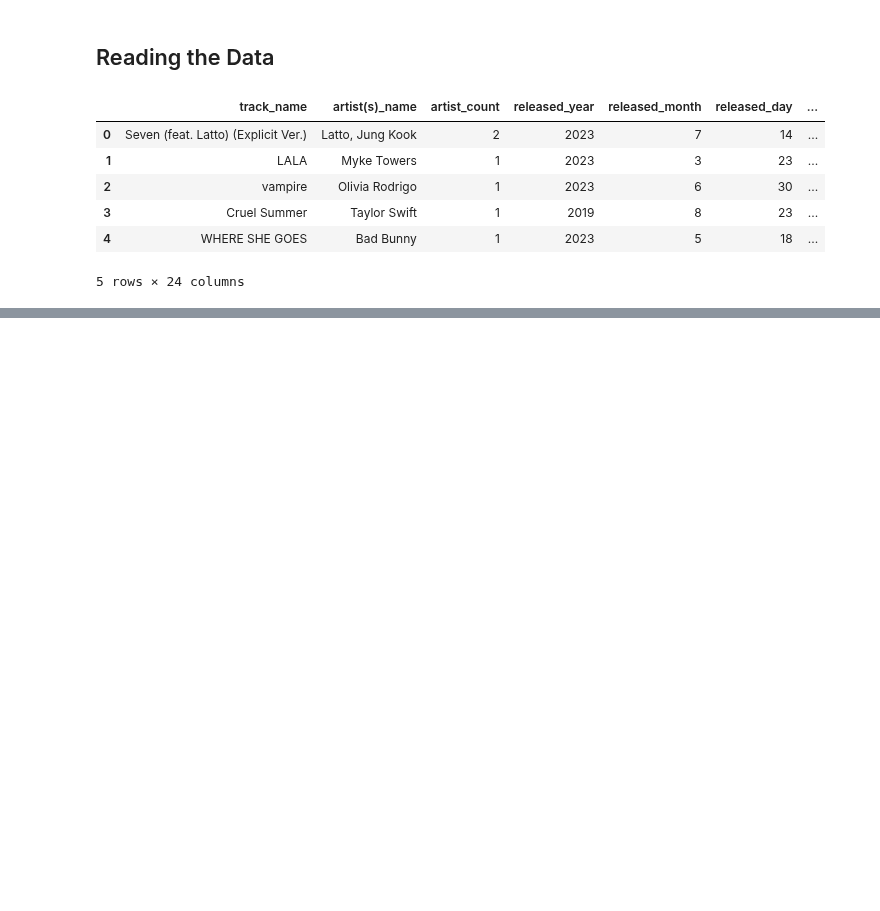
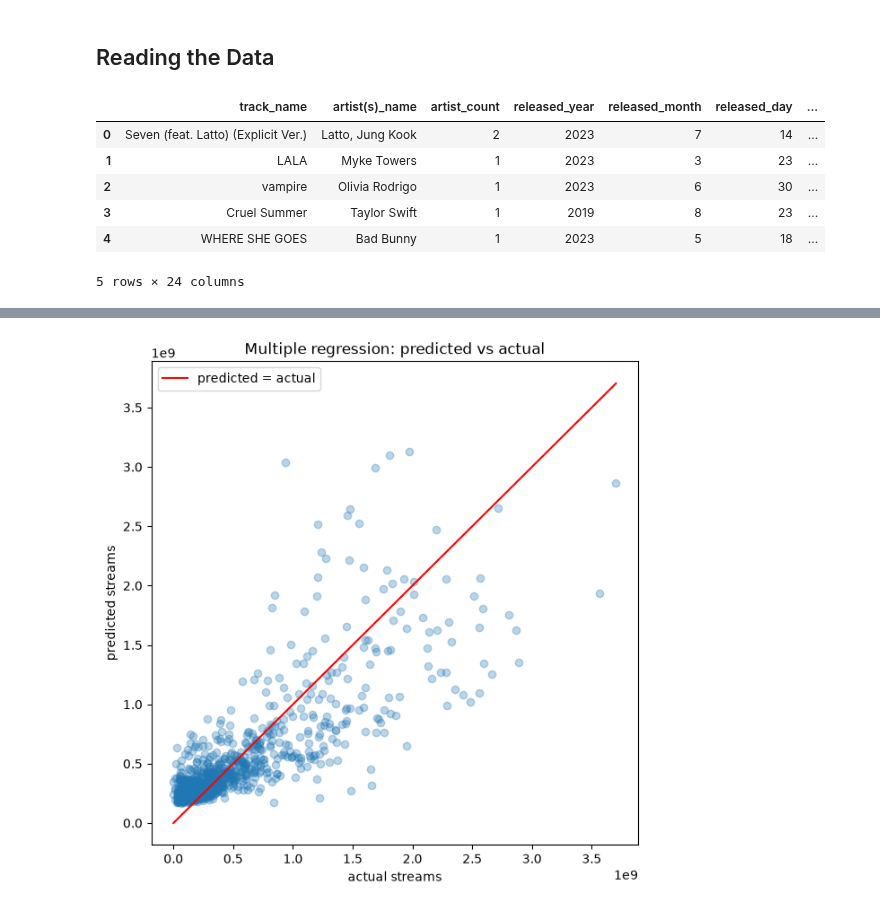
Before and after one commit to ChangeStrange007/CSCI-4047-800, a Jupyter notebook: Mod04 Regression/Code Examples/spotify_regression.ipynb, the cells around one changed output, grey strips where cells are left out. Drawn from its saved outputs; the diff is of its cells as text; code cells hidden in the pictures; blank space fills up the shorter version.

```diff
--- a/Mod04 Regression/Code Examples/spotify_regression.ipynb
+++ b/Mod04 Regression/Code Examples/spotify_regression.ipynb
@@ -91 +106,19 @@ Notes:
 strong multicollinearity or other numerical problems.
+# %%
+# Multiple regression can't be shown as one 2D line (it lives in 4D),
+# so we plot predicted vs actual instead.
+plt.figure(figsize=(7, 7))
+plt.scatter(y, predictions, alpha=0.3)                 # each song: actual vs predicted
+plt.xlabel('actual streams')
+plt.ylabel('predicted streams')
+
+# the 45-degree "perfect prediction" reference line
+lo = min(y.min(), predictions.min())
+hi = max(y.max(), predictions.max())
+plt.plot([lo, hi], [lo, hi], color='red', label='predicted = actual')
+
+plt.title('Multiple regression: predicted vs actual')
+plt.legend()
+plt.show()
+# %% [output]
+[figure, added]
```
Also changed, not shown: parts of 8 cells of this notebook.
